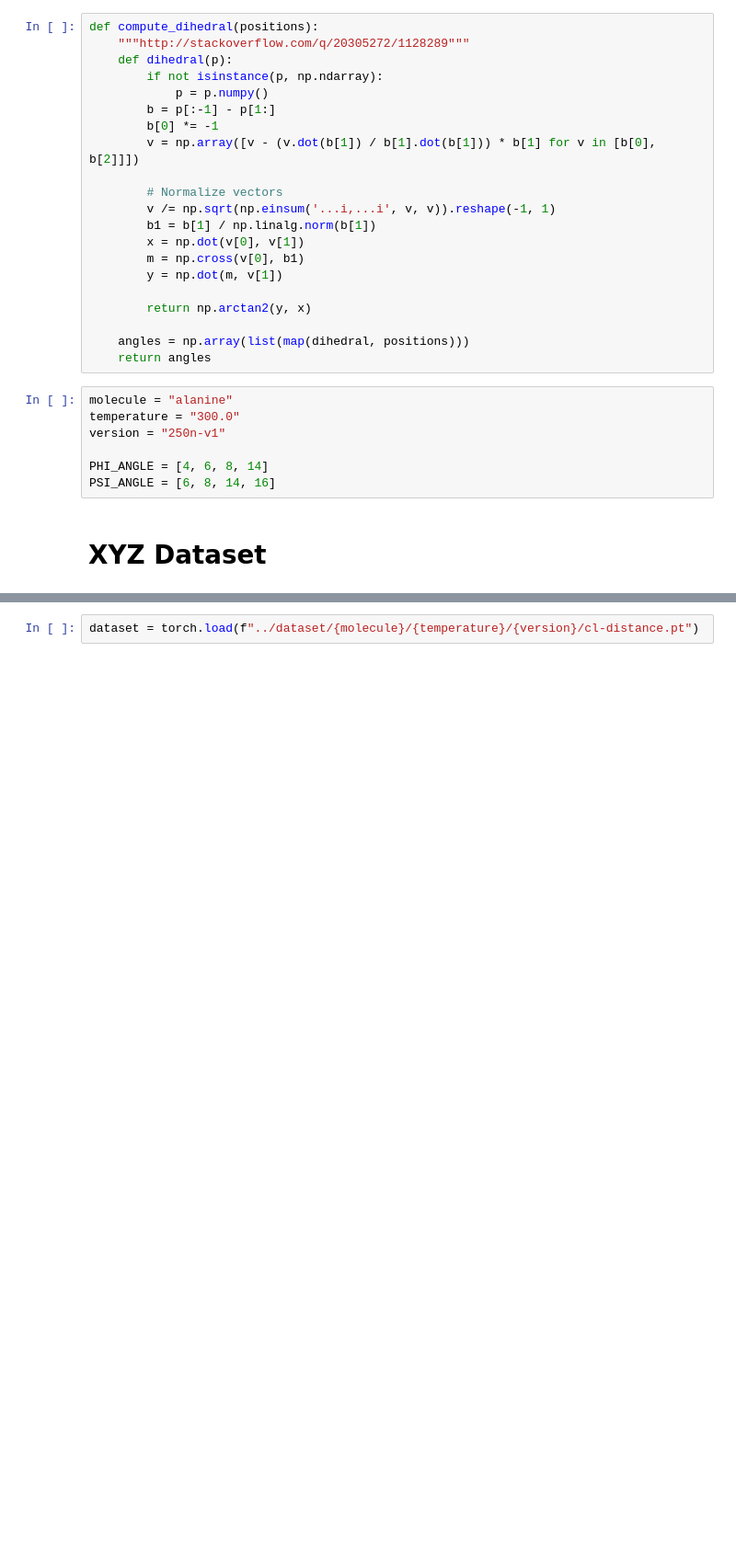
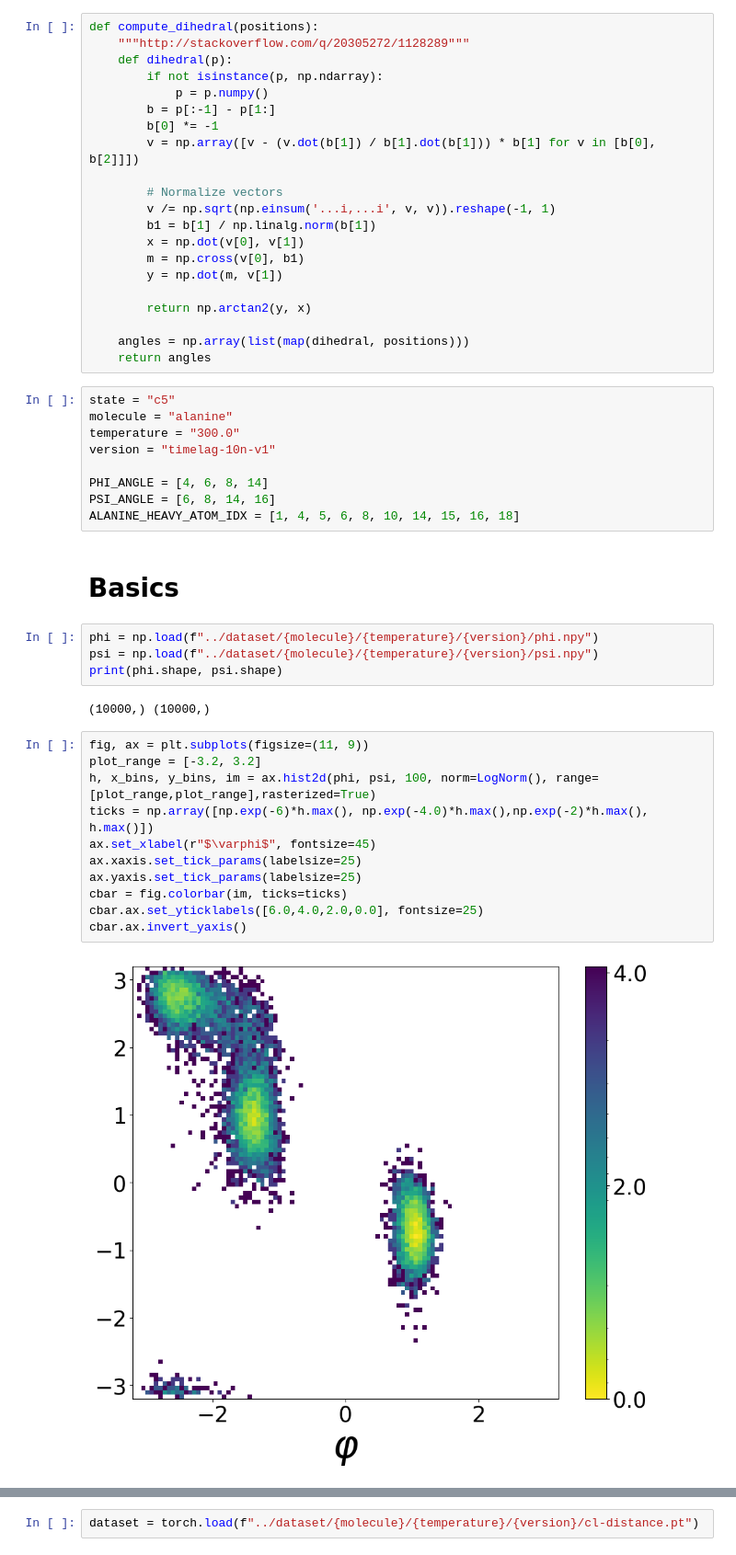
Before and after one commit to seonghyun26/simulation, a Jupyter notebook: notebook/visual-dataset.ipynb, the cells around one changed output, grey strips where cells are left out. Shown: that part at 92% size. Cells and saved outputs as stored; diff of their text form; blank space fills up the shorter version.

```diff
--- a/notebook/visual-dataset.ipynb
+++ b/notebook/visual-dataset.ipynb
@@ -41,11 +33,32 @@ def compute_dihedral(positions):
 	angles = np.array(list(map(dihedral, positions)))
 	return angles
 # %%
+state = "c5"
 molecule = "alanine"
 temperature = "300.0"
-version = "250n-v1"
+version = "timelag-10n-v1"
 
 PHI_ANGLE = [4, 6, 8, 14]
 PSI_ANGLE = [6, 8, 14, 16]
+ALANINE_HEAVY_ATOM_IDX = [1, 4, 5, 6, 8, 10, 14, 15, 16, 18]
-# %% [markdown]
-# XYZ Dataset
+# %% [markdown]
+# Basics
+# %%
+phi = np.load(f"../dataset/{molecule}/{temperature}/{version}/phi.npy")
+psi = np.load(f"../dataset/{molecule}/{temperature}/{version}/psi.npy")
+print(phi.shape, psi.shape)
+# %% [output]
+(10000,) (10000,)
+# %%
+fig, ax = plt.subplots(figsize=(11, 9))
+plot_range = [-3.2, 3.2]
+h, x_bins, y_bins, im = ax.hist2d(phi, psi, 100, norm=LogNorm(), range=[plot_range,plot_range],rasterized=True)
+ticks = np.array([np.exp(-6)*h.max(), np.exp(-4.0)*h.max(),np.exp(-2)*h.max(), h.max()])
+ax.set_xlabel(r"$\varphi$", fontsize=45)
+ax.xaxis.set_tick_params(labelsize=25)
+ax.yaxis.set_tick_params(labelsize=25)
+cbar = fig.colorbar(im, ticks=ticks)
+cbar.ax.set_yticklabels([6.0,4.0,2.0,0.0], fontsize=25)
+cbar.ax.invert_yaxis()
+# %% [output]
+[figure, added]
```
Also changed, not shown: parts of 22 cells of this notebook, 6 other files.
